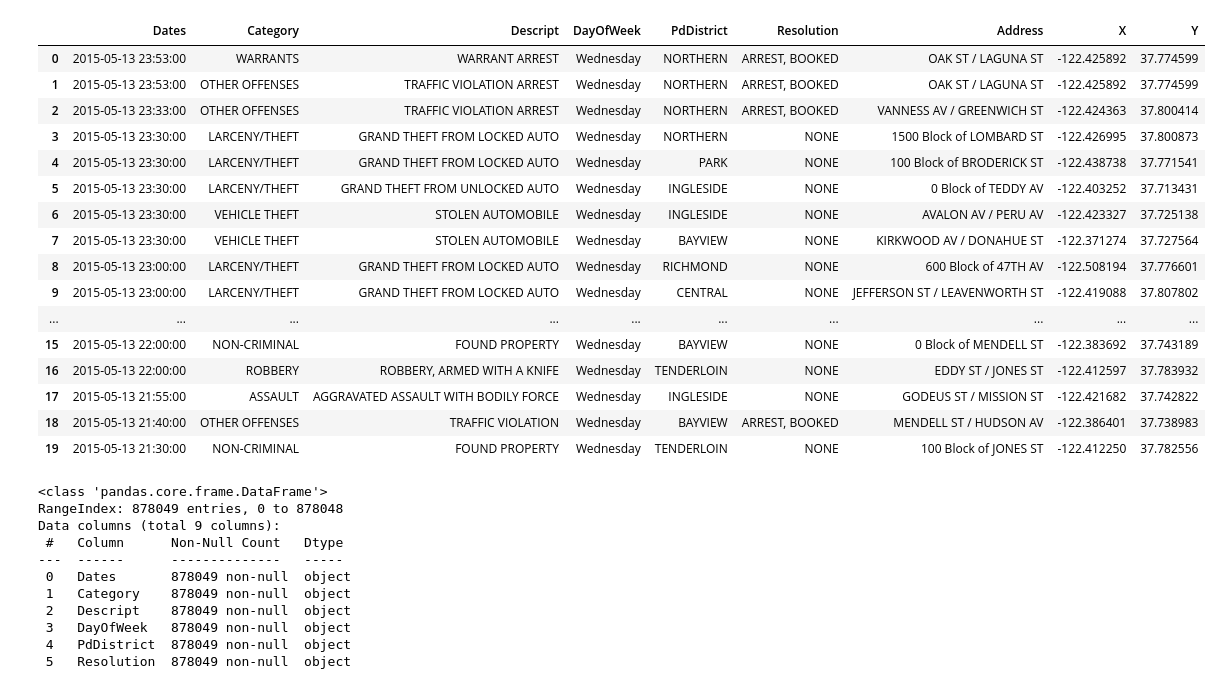
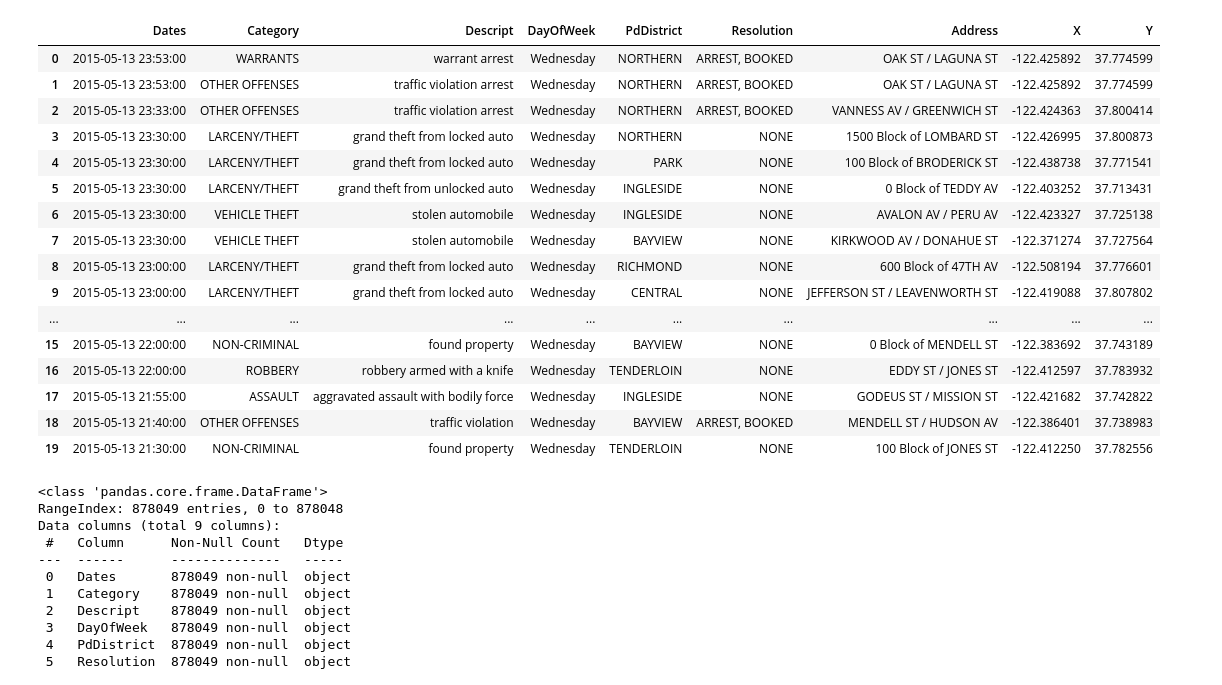
Before and after one commit to ZachMajernik/DataScience2, a Jupyter notebook: Predict/CategoricalOutput.ipynb, the cells around one changed output. Drawn from its saved outputs; the diff is of its cells as text; code cells hidden in the pictures.

```diff
--- a/Predict/CategoricalOutput.ipynb
+++ b/Predict/CategoricalOutput.ipynb
@@ -12,25 +13,31 @@ from IPython.display import clear_output
 %config NotebookApp.rate_limit_window=20.0
 # %%
 df_1 = pd.read_csv('crime.csv')
+
+def remove_punctuation(text):
+    return re.sub(r'[^\w\s]', '', text)
+
+df_1['Descript'] = df_1['Descript'].apply(remove_punctuation)
+df_1['Descript'] = df_1['Descript'].astype(str).str.lower()
 df_1.head(20)
 # %% [output]
 |  | Dates | Category | Descript | DayOfWeek | PdDistrict | Resolution | Address | X | Y |
-| 0 | 2015-05-13 23:53:00 | WARRANTS | WARRANT ARREST | Wednesday | NORTHERN | ARREST, BOOKED | OAK ST / LAGUNA ST | -122.425892 | 37.774599 |
-| 1 | 2015-05-13 23:53:00 | OTHER OFFENSES | TRAFFIC VIOLATION ARREST | Wednesday | NORTHERN | ARREST, BOOKED | OAK ST / LAGUNA ST | -122.425892 | 37.774599 |
-| 2 | 2015-05-13 23:33:00 | OTHER OFFENSES | TRAFFIC VIOLATION ARREST | Wednesday | NORTHERN | ARREST, BOOKED | VANNESS AV / GREENWICH ST | -122.424363 | 37.800414 |
-| 3 | 2015-05-13 23:30:00 | LARCENY/THEFT | GRAND THEFT FROM LOCKED AUTO | Wednesday | NORTHERN | NONE | 1500 Block of LOMBARD ST | -122.426995 | 37.800873 |
-| 4 | 2015-05-13 23:30:00 | LARCENY/THEFT | GRAND THEFT FROM LOCKED AUTO | Wednesday | PARK | NONE | 100 Block of BRODERICK ST | -122.438738 | 37.771541 |
-| 5 | 2015-05-13 23:30:00 | LARCENY/THEFT | GRAND THEFT FROM UNLOCKED AUTO | Wednesday | INGLESIDE | NONE | 0 Block of TEDDY AV | -122.403252 | 37.713431 |
-| 6 | 2015-05-13 23:30:00 | VEHICLE THEFT | STOLEN AUTOMOBILE | Wednesday | INGLESIDE | NONE | AVALON AV / PERU AV | -122.423327 | 37.725138 |
-| 7 | 2015-05-13 23:30:00 | VEHICLE THEFT | STOLEN AUTOMOBILE | Wednesday | BAYVIEW | NONE | KIRKWOOD AV / DONAHUE ST | -122.371274 | 37.727564 |
-| 8 | 2015-05-13 23:00:00 | LARCENY/THEFT | GRAND THEFT FROM LOCKED AUTO | Wednesday | RICHMOND | NONE | 600 Block of 47TH AV | -122.508194 | 37.776601 |
-| 9 | 2015-05-13 23:00:00 | LARCENY/THEFT | GRAND THEFT FROM LOCKED AUTO | Wednesday | CENTRAL | NONE | JEFFERSON ST / LEAVENWORTH ST | -122.419088 | 37.807802 |
+| 0 | 2015-05-13 23:53:00 | WARRANTS | warrant arrest | Wednesday | NORTHERN | ARREST, BOOKED | OAK ST / LAGUNA ST | -122.425892 | 37.774599 |
+| 1 | 2015-05-13 23:53:00 | OTHER OFFENSES | traffic violation arrest | Wednesday | NORTHERN | ARREST, BOOKED | OAK ST / LAGUNA ST | -122.425892 | 37.774599 |
+| 2 | 2015-05-13 23:33:00 | OTHER OFFENSES | traffic violation arrest | Wednesday | NORTHERN | ARREST, BOOKED | VANNESS AV / GREENWICH ST | -122.424363 | 37.800414 |
+| 3 | 2015-05-13 23:30:00 | LARCENY/THEFT | grand theft from locked auto | Wednesday | NORTHERN | NONE | 1500 Block of LOMBARD ST | -122.426995 | 37.800873 |
+| 4 | 2015-05-13 23:30:00 | LARCENY/THEFT | grand theft from locked auto | Wednesday | PARK | NONE | 100 Block of BRODERICK ST | -122.438738 | 37.771541 |
+| 5 | 2015-05-13 23:30:00 | LARCENY/THEFT | grand theft from unlocked auto | Wednesday | INGLESIDE | NONE | 0 Block of TEDDY AV | -122.403252 | 37.713431 |
+| 6 | 2015-05-13 23:30:00 | VEHICLE THEFT | stolen automobile | Wednesday | INGLESIDE | NONE | AVALON AV / PERU AV | -122.423327 | 37.725138 |
+| 7 | 2015-05-13 23:30:00 | VEHICLE THEFT | stolen automobile | Wednesday | BAYVIEW | NONE | KIRKWOOD AV / DONAHUE ST | -122.371274 | 37.727564 |
+| 8 | 2015-05-13 23:00:00 | LARCENY/THEFT | grand theft from locked auto | Wednesday | RICHMOND | NONE | 600 Block of 47TH AV | -122.508194 | 37.776601 |
+| 9 | 2015-05-13 23:00:00 | LARCENY/THEFT | grand theft from locked auto | Wednesday | CENTRAL | NONE | JEFFERSON ST / LEAVENWORTH ST | -122.419088 | 37.807802 |
 | ... | ... | ... | ... | ... | ... | ... | ... | ... | ... |
-| 15 | 2015-05-13 22:00:00 | NON-CRIMINAL | FOUND PROPERTY | Wednesday | BAYVIEW | NONE | 0 Block of MENDELL ST | -122.383692 | 37.743189 |
-| 16 | 2015-05-13 22:00:00 | ROBBERY | ROBBERY, ARMED WITH A KNIFE | Wednesday | TENDERLOIN | NONE | EDDY ST / JONES ST | -122.412597 | 37.783932 |
-| 17 | 2015-05-13 21:55:00 | ASSAULT | AGGRAVATED ASSAULT WITH BODILY FORCE | Wednesday | INGLESIDE | NONE | GODEUS ST / MISSION ST | -122.421682 | 37.742822 |
-| 18 | 2015-05-13 21:40:00 | OTHER OFFENSES | TRAFFIC VIOLATION | Wednesday | BAYVIEW | ARREST, BOOKED | MENDELL ST / HUDSON AV | -122.386401 | 37.738983 |
-| 19 | 2015-05-13 21:30:00 | NON-CRIMINAL | FOUND PROPERTY | Wednesday | TENDERLOIN | NONE | 100 Block of JONES ST | -122.412250 | 37.782556 |
+| 15 | 2015-05-13 22:00:00 | NON-CRIMINAL | found property | Wednesday | BAYVIEW | NONE | 0 Block of MENDELL ST | -122.383692 | 37.743189 |
+| 16 | 2015-05-13 22:00:00 | ROBBERY | robbery armed with a knife | Wednesday | TENDERLOIN | NONE | EDDY ST / JONES ST | -122.412597 | 37.783932 |
+| 17 | 2015-05-13 21:55:00 | ASSAULT | aggravated assault with bodily force | Wednesday | INGLESIDE | NONE | GODEUS ST / MISSION ST | -122.421682 | 37.742822 |
+| 18 | 2015-05-13 21:40:00 | OTHER OFFENSES | traffic violation | Wednesday | BAYVIEW | ARREST, BOOKED | MENDELL ST / HUDSON AV | -122.386401 | 37.738983 |
+| 19 | 2015-05-13 21:30:00 | NON-CRIMINAL | found property | Wednesday | TENDERLOIN | NONE | 100 Block of JONES ST | -122.412250 | 37.782556 |
 # %%
 df_1.info()
 # %% [output]
```
Also changed, not shown: parts of 10 cells of this notebook.
